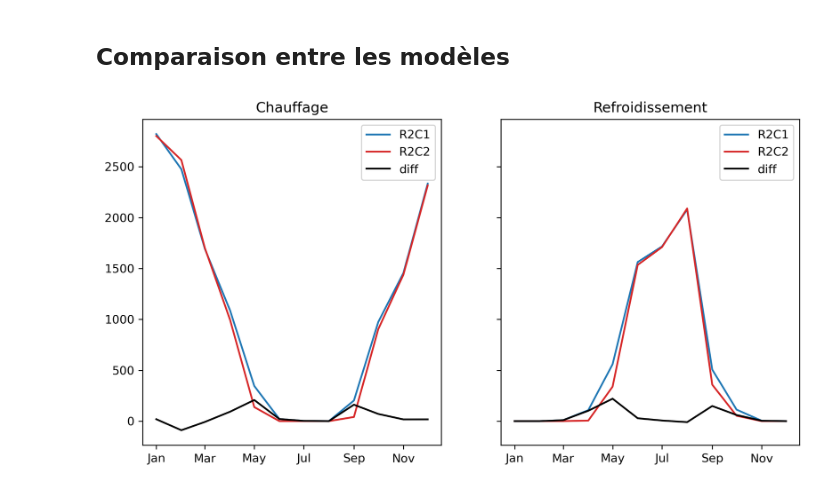
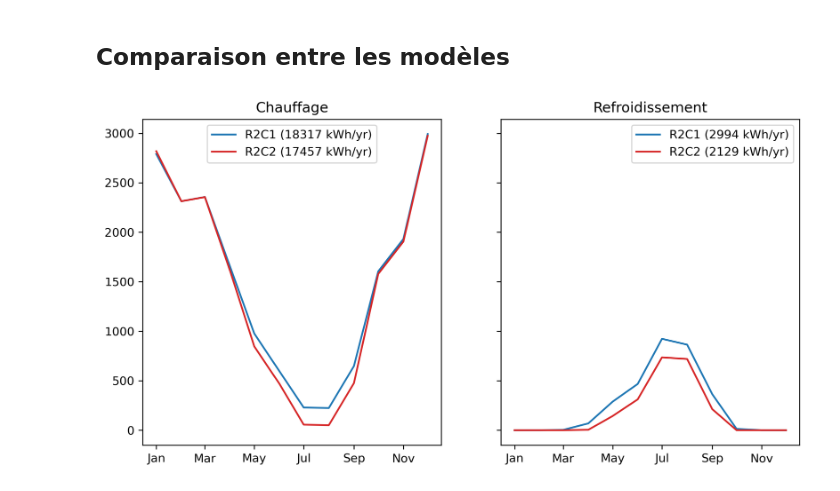
Before and after one commit to amounier/thermal, a Jupyter notebook: RC_models.ipynb, the cells around one changed output. Saved outputs shown, nothing was run; the diff lists cells and outputs as text; code cells hidden in the pictures.

```diff
--- a/RC_models.ipynb
+++ b/RC_models.ipynb
@@ -622,9 +623,9 @@ X_R1C1['T_i'] = [T_i]*len(X_R1C1)
 # %% [markdown]
 Ajout des variables météo
 # %%
-meteo_obs_year = 2003
+meteo_obs_year = 2020
 X_R1C1['T_a'] = month_day_hourly_data[meteo_obs_year]
-X_R1C1['Phi_s'] = month_day_hourly_solar_data[meteo_obs_year]*Aw*0.4
+X_R1C1['Phi_s'] = month_day_hourly_solar_data[meteo_obs_year]*Aw
 # %% [markdown]
 #### Résolution
 # %%
@@ -698,11 +701,12 @@ X_R2C2.index = X_R2C2.index.tz_localize(tz='CET',ambiguous='NaT',nonexistent='Na
 X_R2C2 = X_R2C2[X_R2C2.index.year==2000]
 
 R = 1.8e-3 # K/W # à rafiner etc
+#R = R/2
 C = 8.1e7/3600 # J/K # idem
 
 Phi_i = 400 # W # apports internes
 Aw = 4 # m2 # surface vitrée par logement
-T_i = 21 #°C
+T_i = T_i #°C
 
 X_R2C2['C'] = [C]*len(X_R2C2)
 X_R2C2['R'] = [R]*len(X_R2C2)
@@ -711,7 +715,7 @@ X_R2C2['T_i'] = [T_i]*len(X_R2C2)
 X_R2C2['Phi_e'] = [0]*len(X_R2C2)
 
 X_R2C2['T_a'] = month_day_hourly_data[meteo_obs_year]
-X_R2C2['Phi_s'] = month_day_hourly_solar_data[meteo_obs_year]*Aw*0.4
+X_R2C2['Phi_s'] = month_day_hourly_solar_data[meteo_obs_year]*Aw
 X_R2C2 = X_R2C2.interpolate()
 # %% [markdown]
 #### Résolution
@@ -719,7 +723,7 @@ X_R2C2 = X_R2C2.interpolate()
 from scipy.integrate import odeint
 
 def X(t):
-    R1, R2 = R/2, R/2
+    R1, R2 = R, R
     C1 = C
     Ti = T_i
     idx_down = min(int(t//1), len(X_R2C2)-1)
@@ -759,6 +763,9 @@ X_R2C2['Phi_e_warming'] = X_R2C2[~X_R2C2.T_a.isna()]['Phi_e_warming'].fillna(0)
 
 monthly_consumptions_R2C2 = X_R2C2[['Phi_e_cooling','Phi_e_warming']].groupby(pd.Grouper(freq='MS')).sum()/1000
 monthly_consumptions_R2C2.index = monthly_consumptions_R2C2.index.strftime('%B')
+monthly_consumptions_R2C2 = pd.concat([monthly_consumptions_R2C2,pd.DataFrame().from_dict({'Total':['Total'],
+                                                                                           'Phi_e_cooling':[monthly_consumptions_R2C2.Phi_e_cooling.sum()],
+                                                                                           'Phi_e_warming':[monthly_consumptions_R2C2.Phi_e_warming.sum()]}).set_index('Total')])
 monthly_consumptions_R2C2
 # %% [output]
 |  | Phi_e_cooling | Phi_e_warming |
@@ -893,34 +902,35 @@ diff['Phi_e_cooling_R1C1'] = X_R1C1['Phi_e_cooling']
 diff['Phi_e_cooling_R2C2'] = X_R2C2['Phi_e_cooling']
 diff['Delta_Phi_e_cooling'] = diff.Phi_e_cooling_R1C1 - diff.Phi_e_cooling_R2C2
 
+diff['T_a'] = X_R1C1['T_a']
 diff['T_e_R1C1'] = X_R1C1['T_e']
 diff['T_e_R2C2'] = X_R2C2['T_e']
 # %%
 fig,axs = plt.subplots(1,2,dpi=300,figsize=(10,5),sharex=True, sharey=True)
 axs = axs.flatten()
 
-axs[0].plot(diff.Phi_e_warming_R1C1.groupby(pd.Grouper(freq='MS')).sum()/1000,label='R2C1',color='tab:blue')
-axs[0].plot(diff.Phi_e_warming_R2C2.groupby(pd.Grouper(freq='MS')).sum()/1000,label='R2C2',color='tab:red')
-axs[0].plot(diff.Phi_e_warming_R1C1.groupby(pd.Grouper(freq='MS')).sum()/1000 - diff.Phi_e_warming_R2C2.groupby(pd.Grouper(freq='MS')).sum()/1000,label='diff',color='k')
+axs[0].plot(diff.Phi_e_warming_R1C1.groupby(pd.Grouper(freq='MS')).sum()/1000,label='R2C1 ({:.0f} kWh/yr)'.format(diff.Phi_e_warming_R1C1.sum()/1000),color='tab:blue')
+axs[0].plot(diff.Phi_e_warming_R2C2.groupby(pd.Grouper(freq='MS')).sum()/1000,label='R2C2 ({:.0f} kWh/yr)'.format(diff.Phi_e_warming_R2C2.sum()/1000),color='tab:red')
+#axs[0].plot(diff.Phi_e_warming_R1C1.groupby(pd.Grouper(freq='MS')).sum()/1000 - diff.Phi_e_warming_R2C2.groupby(pd.Grouper(freq='MS')).sum()/1000,label='diff',color='k')
 axs[0].set_title('Chauffage')
 axs[0].legend()
 
-axs[1].plot(diff.Phi_e_cooling_R1C1.groupby(pd.Grouper(freq='MS')).sum()/1000,label='R2C1',color='tab:blue')
-axs[1].plot(diff.Phi_e_cooling_R2C2.groupby(pd.Grouper(freq='MS')).sum()/1000,label='R2C2',color='tab:red')
-axs[1].plot(diff.Phi_e_cooling_R1C1.groupby(pd.Grouper(freq='MS')).sum()/1000 - diff.Phi_e_cooling_R2C2.groupby(pd.Grouper(freq='MS')).sum()/1000,label='diff',color='k')
+axs[1].plot(diff.Phi_e_cooling_R1C1.groupby(pd.Grouper(freq='MS')).sum()/1000,label='R2C1 ({:.0f} kWh/yr)'.format(diff.Phi_e_cooling_R1C1.sum()/1000),color='tab:blue')
+axs[1].plot(diff.Phi_e_cooling_R2C2.groupby(pd.Grouper(freq='MS')).sum()/1000,label='R2C2 ({:.0f} kWh/yr)'.format(diff.Phi_e_cooling_R2C2.sum()/1000),color='tab:red')
+#axs[1].plot(diff.Phi_e_cooling_R1C1.groupby(pd.Grouper(freq='MS')).sum()/1000 - diff.Phi_e_cooling_R2C2.groupby(pd.Grouper(freq='MS')).sum()/1000,label='diff',color='k')
 axs[1].set_title('Refroidissement')
 axs[1].legend()
 
 locator = mdates.AutoDateLocator()
 formatter = mdates.ConciseDateFormatter(locator)
 formatter = mdates.DateFormatter('%b')
 axs[0].xaxis.set_major_locator(locator)
 axs[0].xaxis.set_major_formatter(formatter)
 
 #plt.savefig(os.path.join(figs_folder,'test3.png'),bbox_inches='tight')
 plt.show()
 # %% [output]
-[figure, old version]
+[figure, new version]
 # %%
 fig,axs = plt.subplots(2,1,dpi=300,figsize=(10,5),sharex=True)
 axs = axs.flatten()
```
Also changed, not shown: parts of 8 cells of this notebook.
